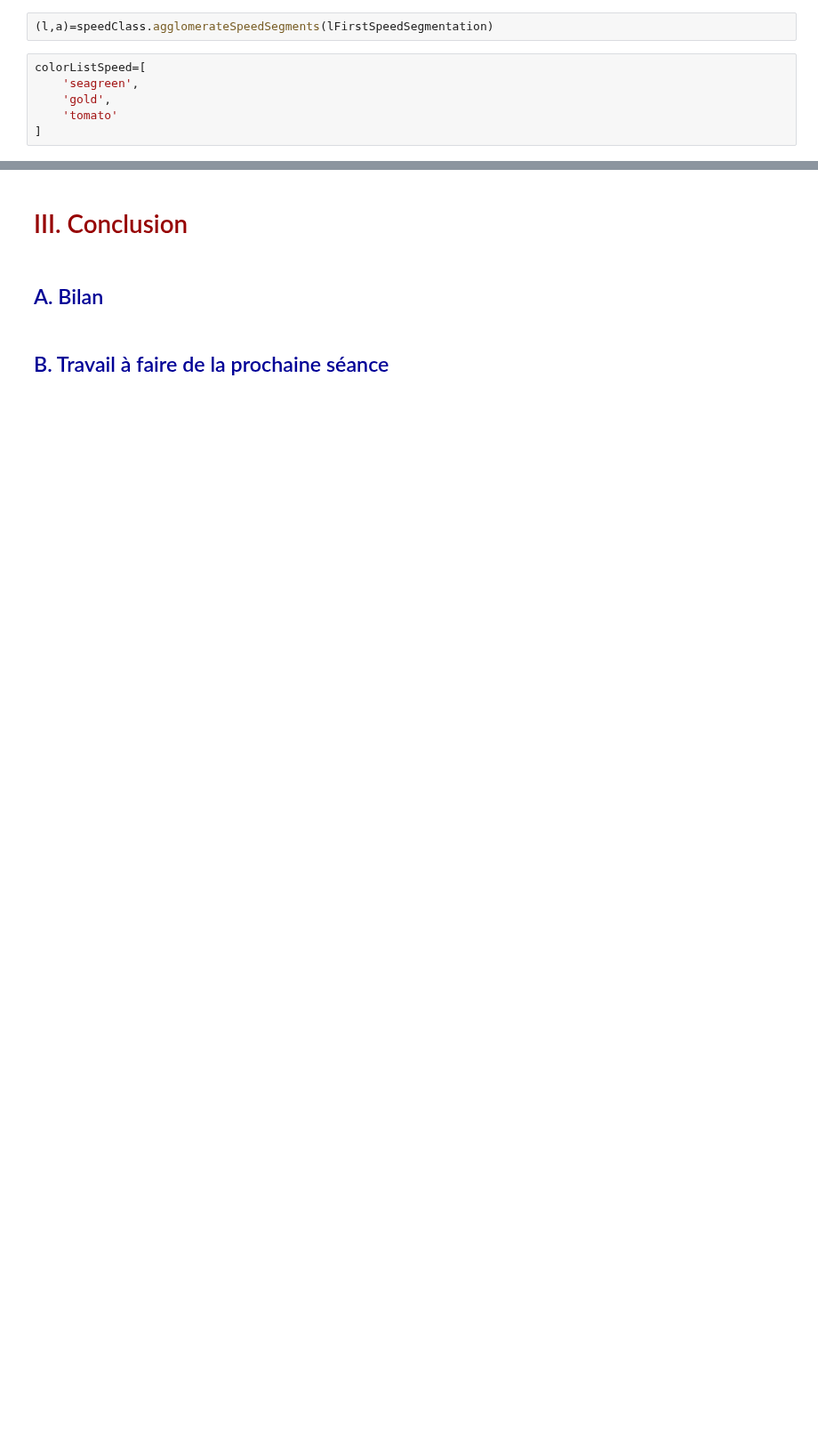
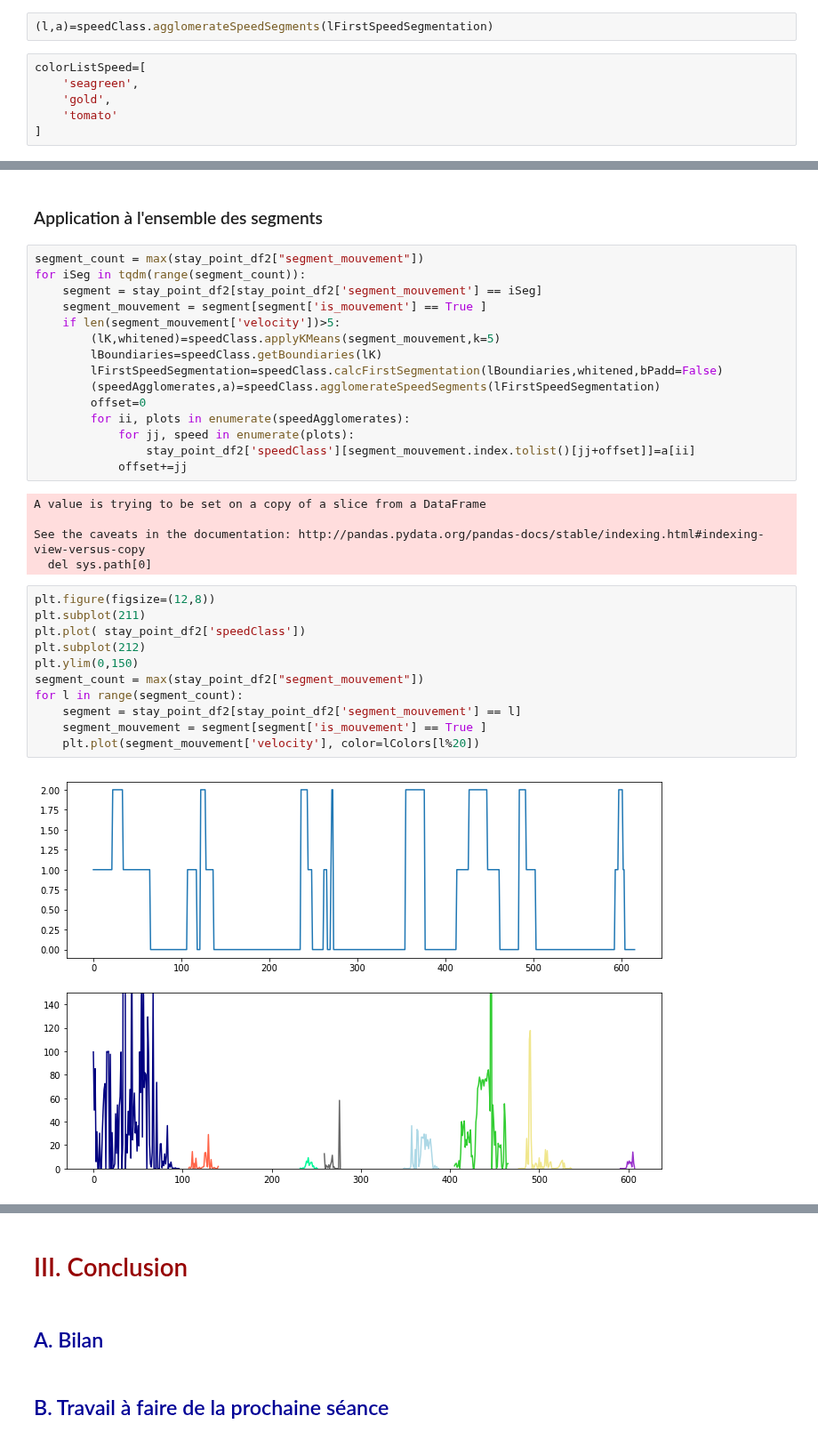
Before and after one commit to AmigoCap/GPSFlow, a Jupyter notebook: 4-StayPoint.ipynb, the cells around one changed output, grey strips where cells are left out. Shown at 89% size. Cells and saved outputs as stored; diff of their text form; blank space fills up the shorter version.

```diff
--- a/4-StayPoint.ipynb
+++ b/4-StayPoint.ipynb
@@ -380,0 +402,35 @@ plt.show()
+# %% [markdown]
+### Application à l'ensemble des segments
+# %%
+segment_count = max(stay_point_df2["segment_mouvement"])
+for iSeg in tqdm(range(segment_count)):
+    segment = stay_point_df2[stay_point_df2['segment_mouvement'] == iSeg]
+    segment_mouvement = segment[segment['is_mouvement'] == True ]
+    if len(segment_mouvement['velocity'])>5:
+        (lK,whitened)=speedClass.applyKMeans(segment_mouvement,k=5)
+        lBoundiaries=speedClass.getBoundiaries(lK)
+        lFirstSpeedSegmentation=speedClass.calcFirstSegmentation(lBoundiaries,whitened,bPadd=False)
+        (speedAgglomerates,a)=speedClass.agglomerateSpeedSegments(lFirstSpeedSegmentation)
+        offset=0
+        for ii, plots in enumerate(speedAgglomerates):
+            for jj, speed in enumerate(plots):
+                stay_point_df2['speedClass'][segment_mouvement.index.tolist()[jj+offset]]=a[ii]
+            offset+=jj
+# %% [output]
+A value is trying to be set on a copy of a slice from a DataFrame
+
+See the caveats in the documentation: http://pandas.pydata.org/pandas-docs/stable/indexing.html#indexing-view-versus-copy
+  del sys.path[0]
+# %%
+plt.figure(figsize=(12,8))
+plt.subplot(211)
+plt.plot( stay_point_df2['speedClass'])
+plt.subplot(212)
+plt.ylim(0,150)
+segment_count = max(stay_point_df2["segment_mouvement"])
+for l in range(segment_count):
+    segment = stay_point_df2[stay_point_df2['segment_mouvement'] == l]
+    segment_mouvement = segment[segment['is_mouvement'] == True ]
+    plt.plot(segment_mouvement['velocity'], color=lColors[l%20])
+# %% [output]
+[figure, added]
```
Also changed, not shown: parts of 15 cells of this notebook.
